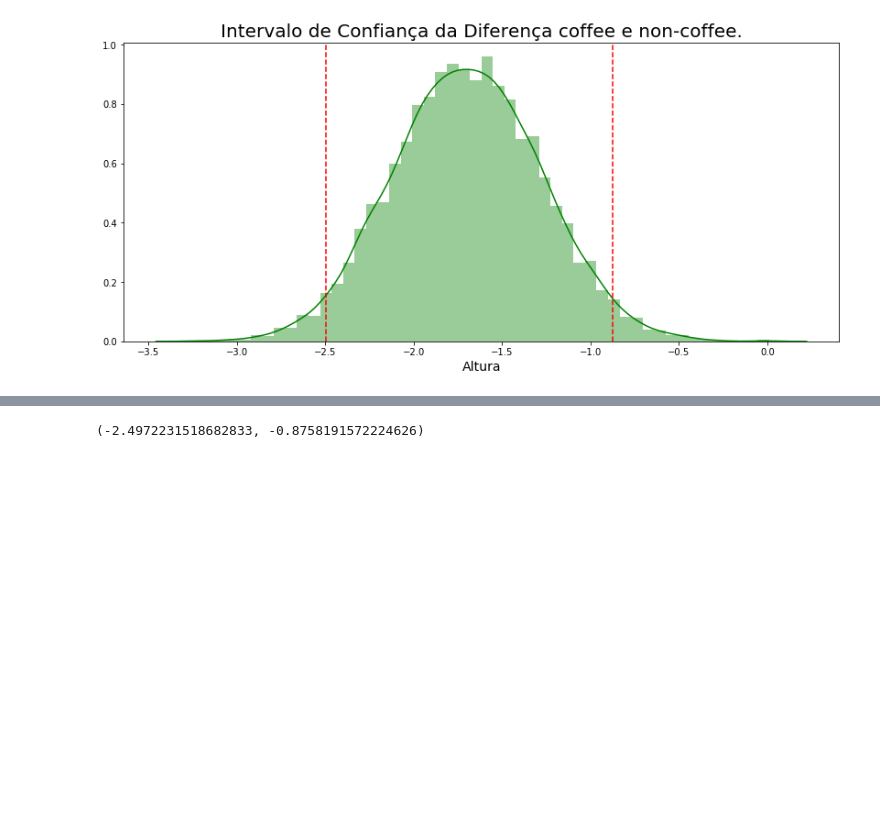
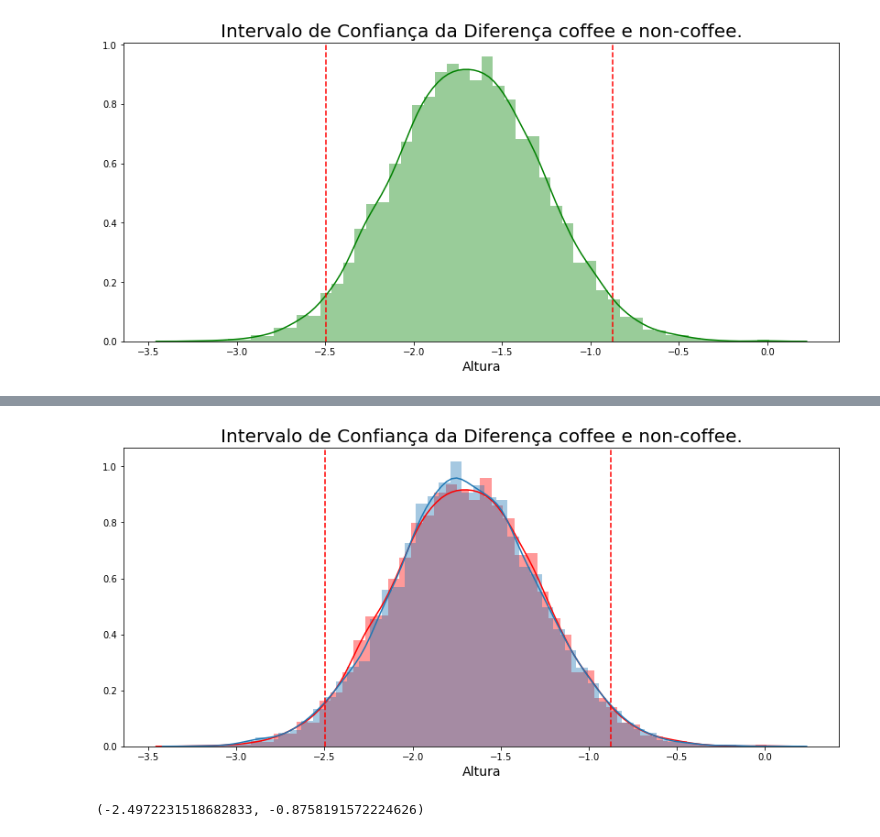
Before and after one commit to AndersonUyekita/ND111_data_science_foundations_02, a Jupyter notebook: 04-Chapter04/11-Lesson_11/Sampling Distributions - Difference in Means.ipynb, the cells around one changed output, grey strips where cells are left out. Drawn from its saved outputs; the diff is of its cells as text; code cells hidden in the pictures; blank space fills up the shorter version.

```diff
--- a/04-Chapter04/11-Lesson_11/Sampling Distributions - Difference in Means.ipynb
+++ b/04-Chapter04/11-Lesson_11/Sampling Distributions - Difference in Means.ipynb
@@ -132,3 +136,14 @@ plt.axvline(x = np.percentile(diff_heights_young_drinkers, 97.5), color = 'r', l
+# %%
+plt.figure(figsize = [14, 6])
+sns.distplot(diff_heights_young_drinkers, color = 'red');
+df_normal = np.random.normal(np.mean(diff_heights_young_drinkers), np.std(diff_heights_young_drinkers), 10000)
+sns.distplot(df_normal)
+plt.title("Intervalo de Confiança da Diferença coffee e non-coffee.", fontsize = 20);
+plt.xlabel("Altura", fontsize = 14);
+plt.axvline(x = np.percentile(diff_heights_young_drinkers, 2.5), color = 'r', linestyle = 'dashed');
+plt.axvline(x = np.percentile(diff_heights_young_drinkers, 97.5), color = 'r', linestyle = 'dashed');
+# %% [output]
+[figure, added]
 # %%
 np.percentile(diff_heights_young_drinkers, 2.5), np.percentile(diff_heights_young_drinkers, 97.5)
 # %% [output]
```
Also changed, not shown: parts of 3 cells of this notebook, 1 other file.
